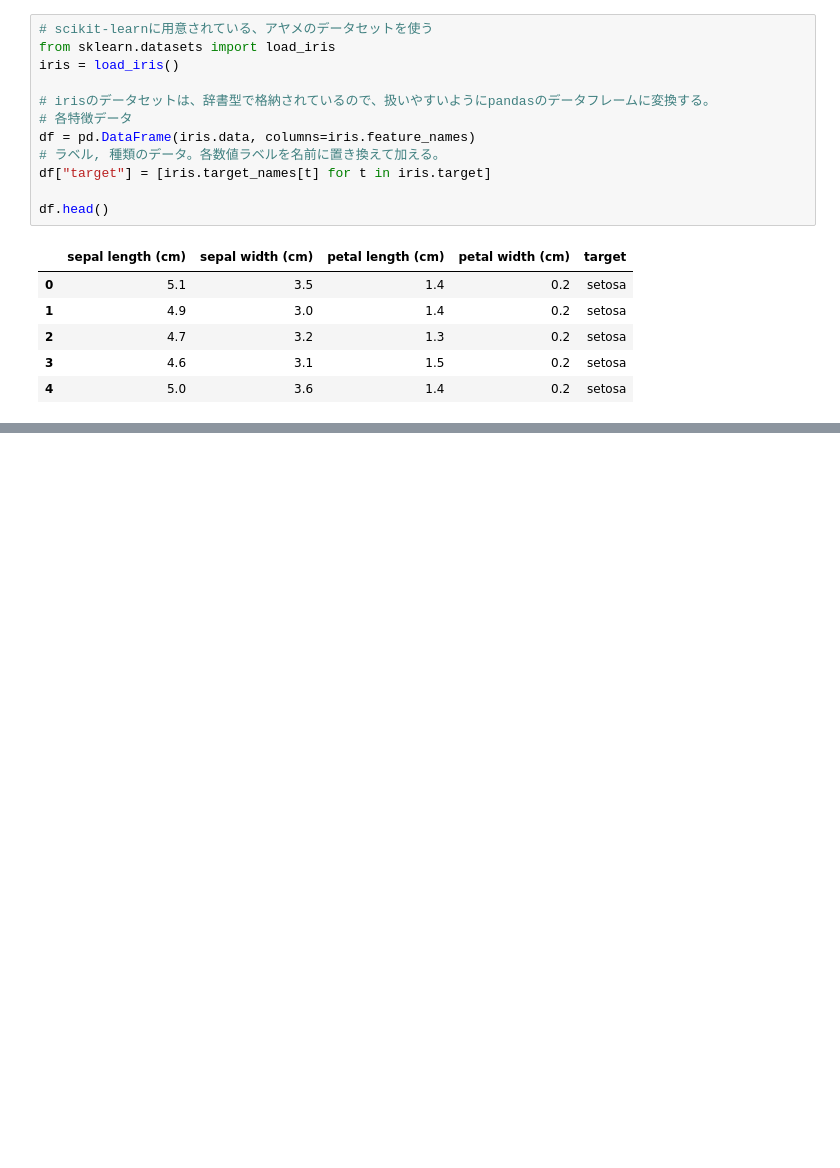
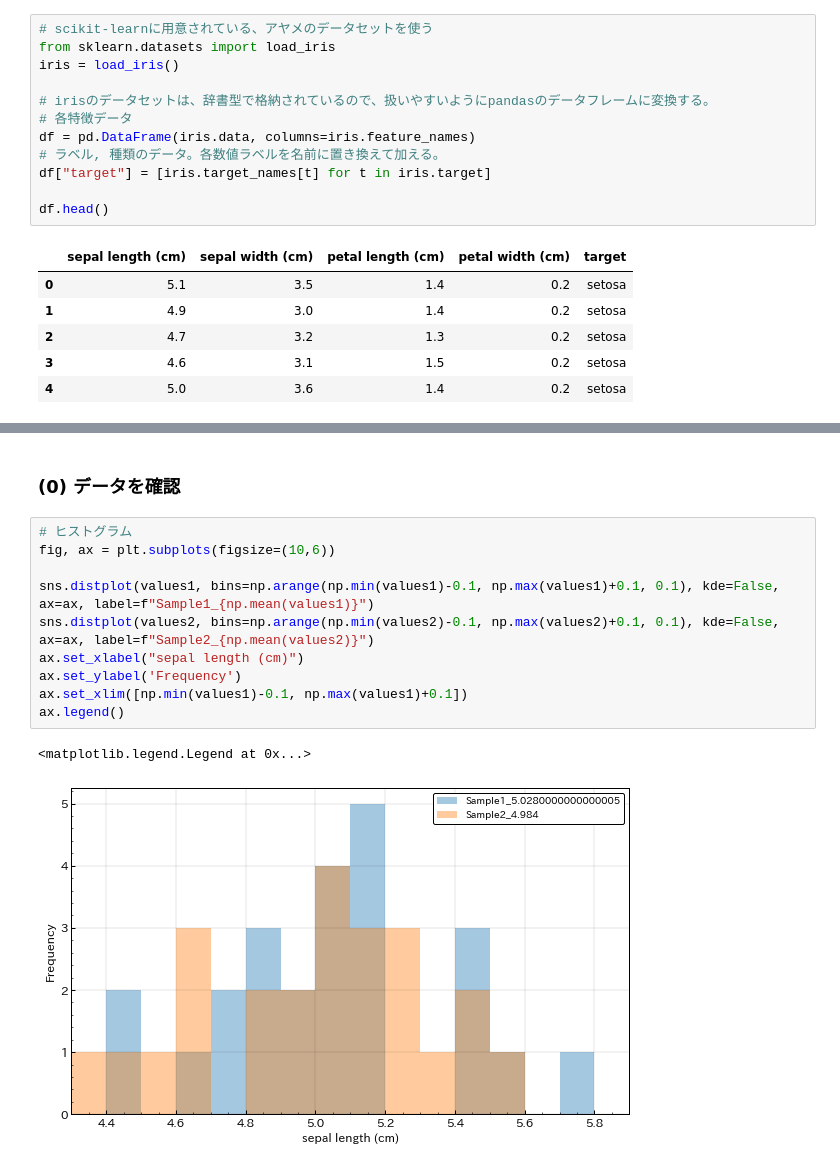
Before and after one commit to urayukitaka/hypothesis_testing, a Jupyter notebook: notebooks/modeling/対応のある2標本のt検定.ipynb, the cells around one changed output, grey strips where cells are left out. Drawn from its saved outputs; the diff is of its cells as text; blank space fills up the shorter version.

```diff
--- a/notebooks/modeling/対応のある2標本のt検定.ipynb
+++ b/notebooks/modeling/対応のある2標本のt検定.ipynb
@@ -207,0 +71,15 @@ plt.legend()
+# %% [markdown]
+### (0) データを確認
+# %%
+# ヒストグラム
+fig, ax = plt.subplots(figsize=(10,6))
+
+sns.distplot(values1, bins=np.arange(np.min(values1)-0.1, np.max(values1)+0.1, 0.1), kde=False, ax=ax, label=f"Sample1_{np.mean(values1)}")
+sns.distplot(values2, bins=np.arange(np.min(values2)-0.1, np.max(values2)+0.1, 0.1), kde=False, ax=ax, label=f"Sample2_{np.mean(values2)}")
+ax.set_xlabel("sepal length (cm)")
+ax.set_ylabel('Frequency')
+ax.set_xlim([np.min(values1)-0.1, np.max(values1)+0.1])
+ax.legend()
+# %% [output]
+<matplotlib.legend.Legend at 0x...>
+[figure, added]
```
Also changed, not shown: parts of 44 cells of this notebook, 2 other files.
